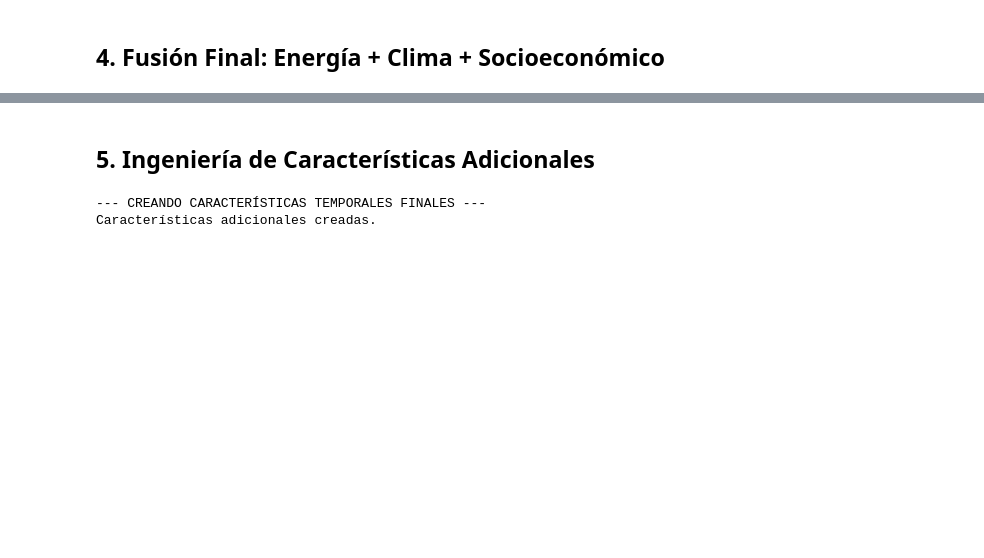
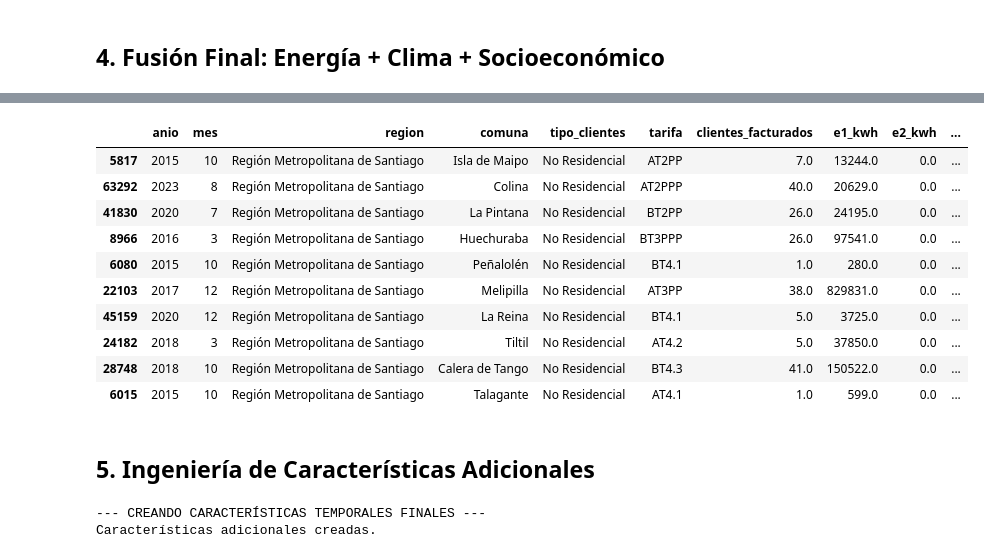
Before and after one commit to vtyphoonic/IMT2200-Proyecto, a Jupyter notebook: notebooks/Limpieza_y_EDA.ipynb, the cells around one changed output, grey strips where cells are left out. Saved outputs shown, nothing was run; the diff lists cells and outputs as text; code cells hidden in the pictures; blank space fills up the shorter version.

```diff
--- a/notebooks/Limpieza_y_EDA.ipynb
+++ b/notebooks/Limpieza_y_EDA.ipynb
@@ -439,3 +519,17 @@ memory usage: 7.9+ MB
+# %%
+df_final.sample(10)
+# %% [output]
+|  | anio | mes | region | comuna | tipo_clientes | tarifa | clientes_facturados | e1_kwh | e2_kwh | ... |
+| 5817 | 2015 | 10 | Región Metropolitana de Santiago | Isla de Maipo | No Residencial | AT2PP | 7.0 | 13244.0 | 0.0 | ... |
+| 63292 | 2023 | 8 | Región Metropolitana de Santiago | Colina | No Residencial | AT2PPP | 40.0 | 20629.0 | 0.0 | ... |
+| 41830 | 2020 | 7 | Región Metropolitana de Santiago | La Pintana | No Residencial | BT2PP | 26.0 | 24195.0 | 0.0 | ... |
+| 8966 | 2016 | 3 | Región Metropolitana de Santiago | Huechuraba | No Residencial | BT3PPP | 26.0 | 97541.0 | 0.0 | ... |
+| 6080 | 2015 | 10 | Región Metropolitana de Santiago | Peñalolén | No Residencial | BT4.1 | 1.0 | 280.0 | 0.0 | ... |
+| 22103 | 2017 | 12 | Región Metropolitana de Santiago | Melipilla | No Residencial | AT3PP | 38.0 | 829831.0 | 0.0 | ... |
+| 45159 | 2020 | 12 | Región Metropolitana de Santiago | La Reina | No Residencial | BT4.1 | 5.0 | 3725.0 | 0.0 | ... |
+| 24182 | 2018 | 3 | Región Metropolitana de Santiago | Tiltil | No Residencial | AT4.2 | 5.0 | 37850.0 | 0.0 | ... |
+| 28748 | 2018 | 10 | Región Metropolitana de Santiago | Calera de Tango | No Residencial | BT4.3 | 41.0 | 150522.0 | 0.0 | ... |
+| 6015 | 2015 | 10 | Región Metropolitana de Santiago | Talagante | No Residencial | AT4.1 | 1.0 | 599.0 | 0.0 | ... |
 # %% [markdown]
 ## 5. Ingeniería de Características Adicionales
 # %%
```
Also changed, not shown: parts of 7 cells of this notebook, 1 other file.
